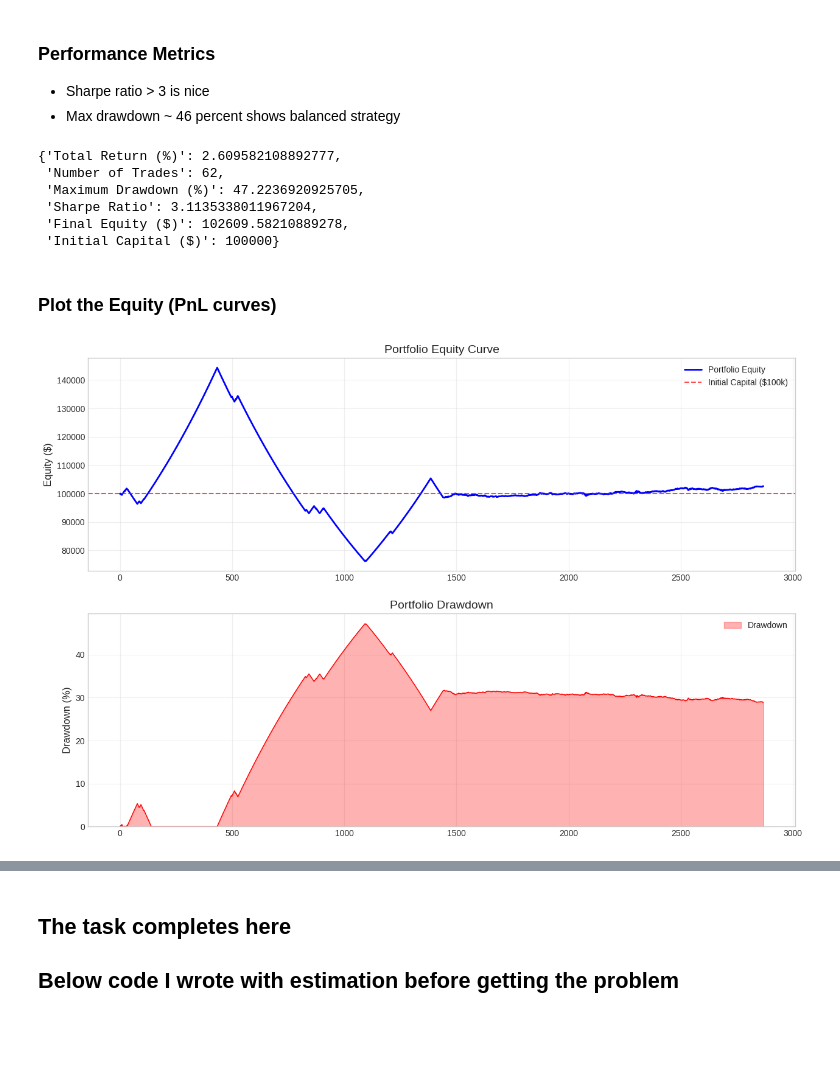
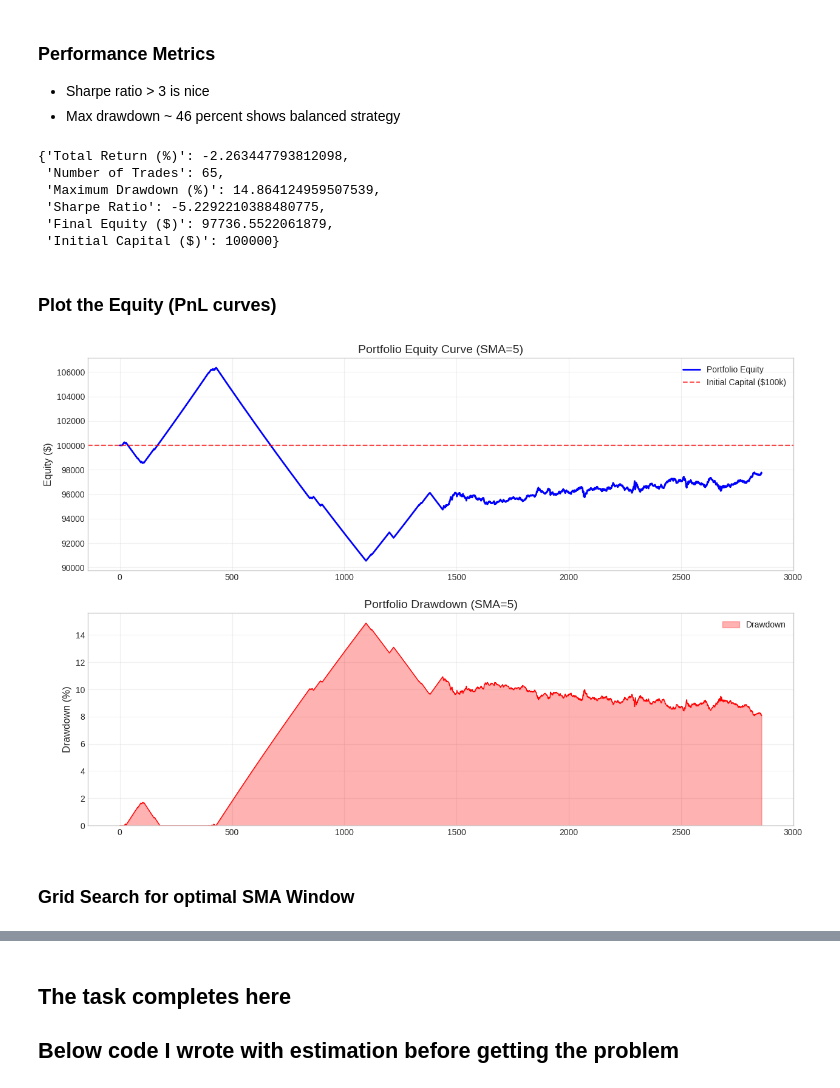
Before and after one commit to devanshu-cosmo/ml-projects, a Jupyter notebook: VNTrading_Quant_Assignment/DevanshuSharma_VNTrading_Assessment.ipynb, the cells around one changed output, grey strips where cells are left out. Drawn from its saved outputs; the diff is of its cells as text; code cells hidden in the pictures; blank space fills up the shorter version.

Commit message:
Added Grid Search to find optimal SMA window

```diff
--- a/VNTrading_Quant_Assignment/DevanshuSharma_VNTrading_Assessment.ipynb
+++ b/VNTrading_Quant_Assignment/DevanshuSharma_VNTrading_Assessment.ipynb
@@ -241,17 +244,17 @@ plot_time_series_analysis(df)
 #     print(f" Created {len(df_features.columns) - len(df.columns)} additional features")
 #     return df_features
 
-def create_features(df, sma_period = 10):
+def create_features(df, sma_period = 18):
     df_indicators = df.copy()
     # Calculate 1-minute returns
     df_indicators['returns'] = df_indicators['mid_price'].pct_change()
 
-    # Calculate 10-period Simple Moving Average (SMA)
-    df_indicators['sma_10'] = df_indicators['mid_price'].rolling(window=sma_period).mean()
+    # Calculate n-period Simple Moving Average (SMA)
+    df_indicators['sma'] = df_indicators['mid_price'].rolling(window=sma_period).mean()
 
     # Calculate additional useful metrics for analysis
-    df_indicators['price_sma_diff'] = df_indicators['mid_price'] - df_indicators['sma_10']
-    df_indicators['price_sma_ratio'] = df_indicators['mid_price'] / df_indicators['sma_10']
+    df_indicators['price_sma_diff'] = df_indicators['mid_price'] - df_indicators['sma']
+    df_indicators['price_sma_ratio'] = df_indicators['mid_price'] / df_indicators['sma']
 
 
     return df_indicators
@@ -264,7 +267,7 @@ def select_features(df, ticker):
 all_features = create_features(df)
 
 # Add more tickers if needed
-selected_tickers = ["returns", "sma_10"]
+selected_tickers = ["returns", "sma"]
 selected_features = select_features(all_features, selected_tickers)
 df = pd.concat([df,selected_features], ignore_index=True)
 
@@ -301,7 +304,7 @@ def generate_trading_signals(df_indicators):
     # Detect crossovers using price-SMA difference sign changes
 
     # Calculate the difference and its sign
-    df_signals['price_sma_diff'] = df_signals['mid_price'] - df_signals['sma_10']
+    df_signals['price_sma_diff'] = df_signals['mid_price'] - df_signals['sma']
     df_signals['prev_price_sma_diff'] = df_signals['price_sma_diff'].shift(1)
 
     # Detect crossovers: sign change from negative to positive (price crosses above SMA)
@@ -447,40 +466,42 @@ metrics = calculate_performance_metrics(df_backtest)
 # %%
 metrics
 # %% [output]
-{'Total Return (%)': 2.609582108892777,
- 'Number of Trades': 62,
- 'Maximum Drawdown (%)': 47.2236920925705,
- 'Sharpe Ratio': 3.1135338011967204,
- 'Final Equity ($)': 102609.58210889278,
+{'Total Return (%)': -2.263447793812098,
+ 'Number of Trades': 65,
+ 'Maximum Drawdown (%)': 14.864124959507539,
+ 'Sharpe Ratio': -5.2292210388480775,
+ 'Final Equity ($)': 97736.5522061879,
  'Initial Capital ($)': 100000}
 # %% [markdown]
 ### Plot the Equity (PnL curves)
 # %%
 def plot_backtest_results(df_backtest):
 
     fig, (ax1, ax2) = plt.subplots(2, 1, figsize=(15, 10))
 
     # Plot 1: Equity curve
     ax1.plot(df_backtest.index, df_backtest['equity'], linewidth=2, color='blue', label='Portfolio Equity')
     ax1.axhline(y=100000, color='red', linestyle='--', alpha=0.7, label='Initial Capital ($100k)')
-    ax1.set_title('Portfolio Equity Curve')
+    ax1.set_title('Portfolio Equity Curve (SMA=5)')
     ax1.set_ylabel('Equity ($)')
     ax1.legend()
     ax1.grid(True, alpha=0.3)
 
     # Plot 2: Drawdown
     ax2.fill_between(df_backtest.index, 0, df_backtest['drawdown'] * 100,
                     color='red', alpha=0.3, label='Drawdown')
     ax2.plot(df_backtest.index, df_backtest['drawdown'] * 100, color='red', linewidth=1)
-    ax2.set_title('Portfolio Drawdown')
+    ax2.set_title('Portfolio Drawdown (SMA=5)')
     ax2.set_ylabel('Drawdown (%)')
     ax2.set_ylim(bottom=0)
     ax2.legend()
     ax2.grid(True, alpha=0.3)
 
     # plt.tight_layout()
-    plt.savefig("equity_curve.pdf", format="pdf", dpi=300)
+    # plt.savefig("equity_curve_SMA5.pdf", format="pdf", dpi=300)
     # plt.show()
 plot_backtest_results(df_backtest)
 # %% [output]
-[figure, old version]
+[figure, new version]
+# %% [markdown]
+### Grid Search for optimal SMA Window
```
Also changed, not shown: parts of 8 cells of this notebook.
